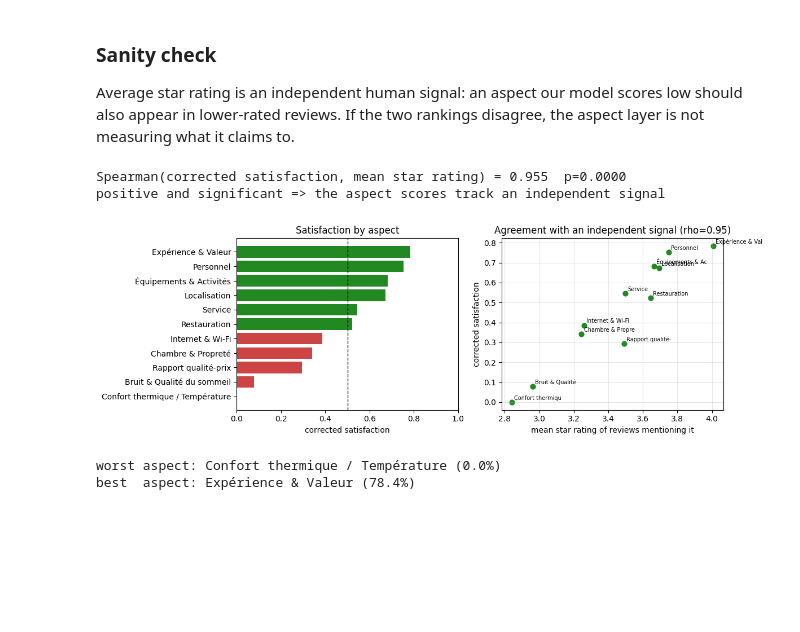
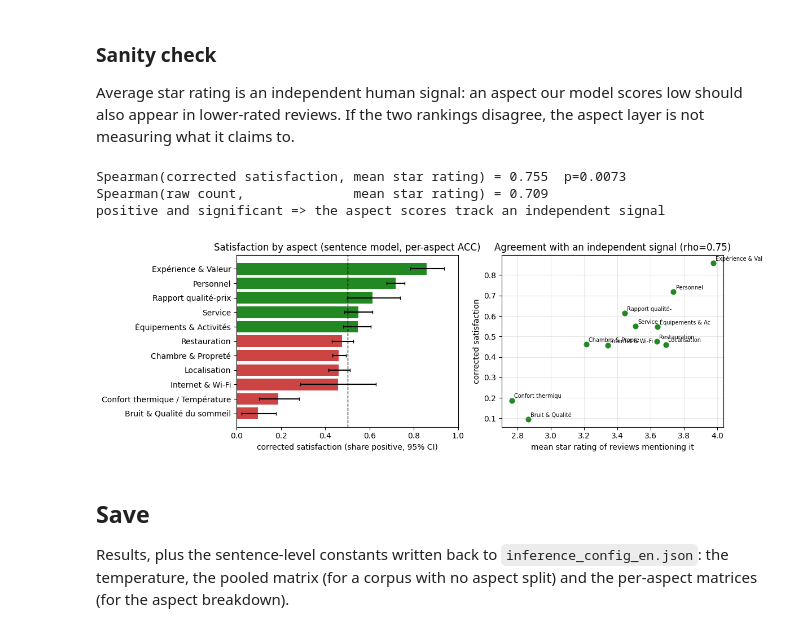
Before and after one commit to SaadTadja/nlp-satisfaction, a Jupyter notebook: notebooks/14_en_aspects.ipynb, the cells around one changed output. Drawn from its saved outputs; the diff is of its cells as text; code cells hidden in the pictures; blank space fills up the shorter version.

```diff
--- a/notebooks/14_en_aspects.ipynb
+++ b/notebooks/14_en_aspects.ipynb
@@ -58,16 +77,0 @@ same correction is applied per aspect.
-# %%
-rows = []
-for asp, g in en.groupby("aspect_label"):
-    if len(g) < 100:
-        continue
-    counts = np.array([(g.pred == l).mean() for l in LABELS])
-    corr = acc_prevalence_multiclass(counts, M)
-    rows.append({"aspect": asp, "sentences": len(g),
-                 "count_pos": counts[2], "corrected_pos": corr[2],
-                 "corrected_neg": corr[0],
-                 "mean_star": g.note.mean()})
-res = pd.DataFrame(rows).sort_values("corrected_pos")
-print(f"{'aspect':<34} {'n':>6} {'count':>7} {'corrected':>10} {'neg':>7} {'avg star':>9}")
-for _, r in res.iterrows():
-    print(f"{r.aspect:<34} {r.sentences:>6,} {r.count_pos:>7.1%} "
-          f"{r.corrected_pos:>10.1%} {r.corrected_neg:>7.1%} {r.mean_star:>9.2f}")
@@ -86,0 +78,4 @@ Expérience & Valeur                 1,538   68.9%      78.4%   21.6%      4.01
+# %%
+L = model.decision_function(en.phrase)[:, ORDER]
+y_idx = en.sentiment.map({l: i for i, l in enumerate(LABELS)}).values
+is_ = {nm: (en.split == nm).values for nm in ["train", "calib", "hold", "test"]}
@@ -86,0 +123,13 @@ Expérience & Valeur                 1,538   68.9%      78.4%   21.6%      4.01
+# %%
+ref = is_["calib"] | is_["hold"]
+M_s = confusion_matrix_rates(en.sentiment[ref], en.pred[ref], LABELS)
+print(f"measured on {ref.sum():,} sentences "
+      f"({en[ref].rid.nunique():,} reviews), agreement "
+      f"{(en.sentiment[ref] == en.pred[ref]).mean():.4f}")
+print(pd.DataFrame(M_s, index=[f"pred {l}" for l in LABELS],
+                   columns=[f"label {l}" for l in LABELS]).round(4))
+print(f"condition number {np.linalg.cond(M_s):.2f}")
+
+M_rev = np.array(cfg["confusion_matrix"])
+print(f"\nfor contrast, the review-level matrix (review model, star labels): "
+      f"diag {np.round(np.diag(M_rev), 3)}  cond {np.linalg.cond(M_rev):.2f}")
@@ -93,35 +314,36 @@ the aspect layer is not measuring what it claims to.
 # %%
 from scipy.stats import spearmanr
 rho, pv = spearmanr(res.corrected_pos, res.mean_star)
+rho_cc, _ = spearmanr(res.count_pos, res.mean_star)
 print(f"Spearman(corrected satisfaction, mean star rating) = {rho:.3f}  p={pv:.4f}")
-print("positive and significant => the aspect scores track an independent signal")
+print(f"Spearman(raw count,              mean star rating) = {rho_cc:.3f}")
+print("positive and significant => the aspect scores track an independent signal"
+      if rho > 0 and pv < .05 else "check FAILED: aspect scores do not track star ratings")
 
 fig, axes = plt.subplots(1, 2, figsize=(12, 4))
-axes[0].barh(res.aspect, res.corrected_pos,
+err = np.vstack([res.corrected_pos - res.pos_ci_lo, res.pos_ci_hi - res.corrected_pos])
+axes[0].barh(res.aspect, res.corrected_pos, xerr=err, capsize=2,
              color=["#c44" if v < .5 else "#282" for v in res.corrected_pos])
 axes[0].axvline(.5, color="k", ls="--", lw=1)
-axes[0].set_xlabel("corrected satisfaction"); axes[0].set_xlim(0, 1)
-axes[0].set_title("Satisfaction by aspect")
+axes[0].set_xlabel("corrected satisfaction (share positive, 95% CI)"); axes[0].set_xlim(0, 1)
+axes[0].set_title("Satisfaction by aspect (sentence model, per-aspect ACC)")
 axes[1].scatter(res.mean_star, res.corrected_pos, s=40, color="#282")
 for _, r in res.iterrows():
     axes[1].annotate(r.aspect[:16], (r.mean_star, r.corrected_pos), fontsize=7,
                      xytext=(3, 3), textcoords="offset points")
 axes[1].set_xlabel("mean star rating of reviews mentioning it")
 axes[1].set_ylabel("corrected satisfaction")
 axes[1].set_title(f"Agreement with an independent signal (rho={rho:.2f})")
 axes[1].grid(alpha=.3)
 plt.tight_layout(); plt.savefig(OUT / "fig_aspects.png", dpi=120); plt.show()
 # %% [output]
-Spearman(corrected satisfaction, mean star rating) = 0.955  p=0.0000
+Spearman(corrected satisfaction, mean star rating) = 0.755  p=0.0073
+Spearman(raw count,              mean star rating) = 0.709
 positive and significant => the aspect scores track an independent signal
-[figure, old version]
+[figure, new version]
-# %%
-res.to_csv(OUT / "results_aspects.csv", index=False)
-json.dump({"spearman_vs_star": round(float(rho), 4), "p_value": float(pv),
-           "aspects": res.round(4).to_dict("records")},
-          open(OUT / "results_aspects.json", "w"), indent=2, ensure_ascii=False)
-print("worst aspect:", res.iloc[0].aspect, f"({res.iloc[0].corrected_pos:.1%})")
-print("best  aspect:", res.iloc[-1].aspect, f"({res.iloc[-1].corrected_pos:.1%})")
-# %% [output]
-worst aspect: Confort thermique / Température (0.0%)
-best  aspect: Expérience & Valeur (78.4%)
+# %% [markdown]
+## Save
+
+Results, plus the sentence-level constants written back to
+`inference_config_en.json`: the temperature, the pooled matrix (for a corpus
+with no aspect split) and the per-aspect matrices (for the aspect breakdown).
```
Also changed, not shown: parts of 14 cells of this notebook, 8 other files.
